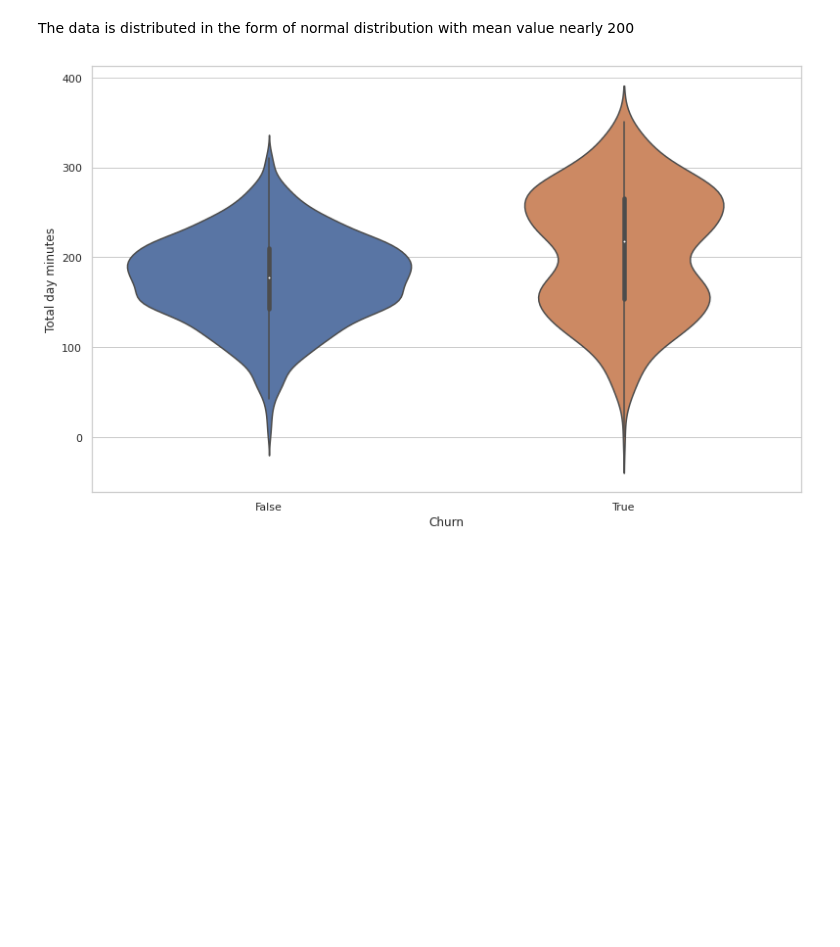
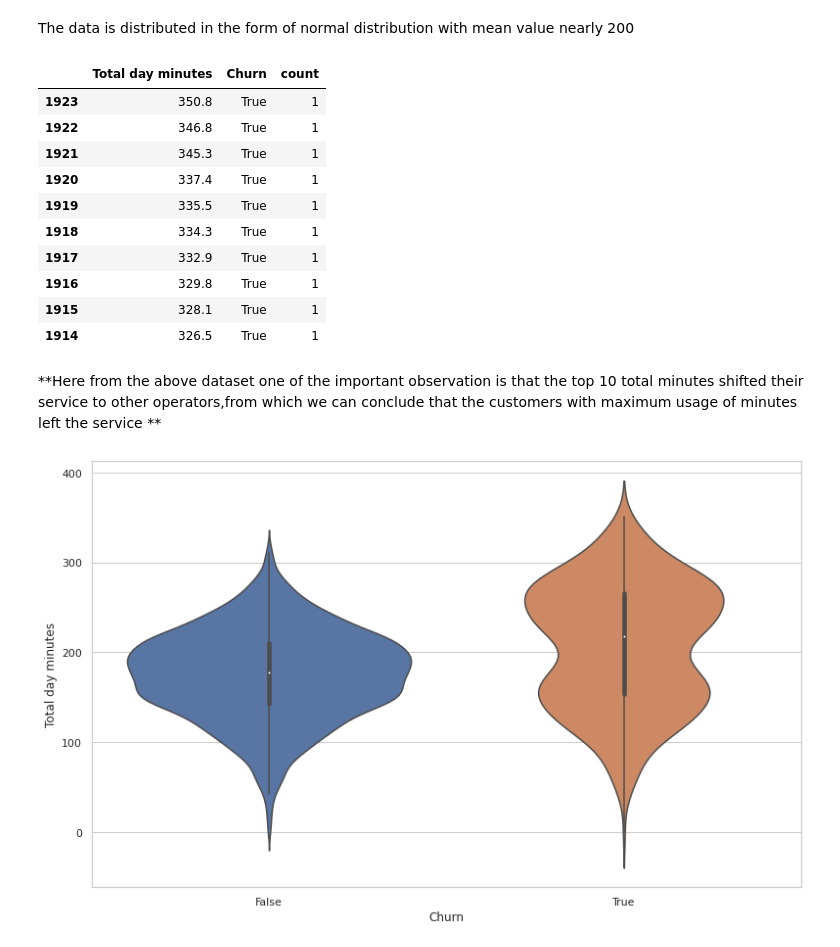
Before and after one commit to charann90/Telecom-churn-analysis, a Jupyter notebook: Telecom_Churn_Analysis_Capstone_Project.ipynb, the cells around one changed output. Drawn from its saved outputs; the diff is of its cells as text; code cells hidden in the pictures; blank space fills up the shorter version.

```diff
--- a/Telecom_Churn_Analysis_Capstone_Project.ipynb
+++ b/Telecom_Churn_Analysis_Capstone_Project.ipynb
@@ -249,4 +249,21 @@ plt.show()
 [figure]
 # %% [markdown]
 The data is distributed in the form of normal distribution with mean value nearly 200
+# %%
+#grouping total day minutes and churn according to true value in descending order
+df.groupby(['Total day minutes','Churn']).size().reset_index(name='count').sort_values(by=['Total day minutes'],ascending=False).head(10)
+# %% [output]
+|  | Total day minutes | Churn | count |
+| 1923 | 350.8 | True | 1 |
+| 1922 | 346.8 | True | 1 |
+| 1921 | 345.3 | True | 1 |
+| 1920 | 337.4 | True | 1 |
+| 1919 | 335.5 | True | 1 |
+| 1918 | 334.3 | True | 1 |
+| 1917 | 332.9 | True | 1 |
+| 1916 | 329.8 | True | 1 |
+| 1915 | 328.1 | True | 1 |
+| 1914 | 326.5 | True | 1 |
+# %% [markdown]
+**Here from the above dataset one of the important observation is that the top 10 total minutes shifted their service to other operators,from which we can conclude that the customers with maximum usage of minutes left the service  **
 # %%
```
Also changed, not shown: parts of 1 cell of this notebook.
